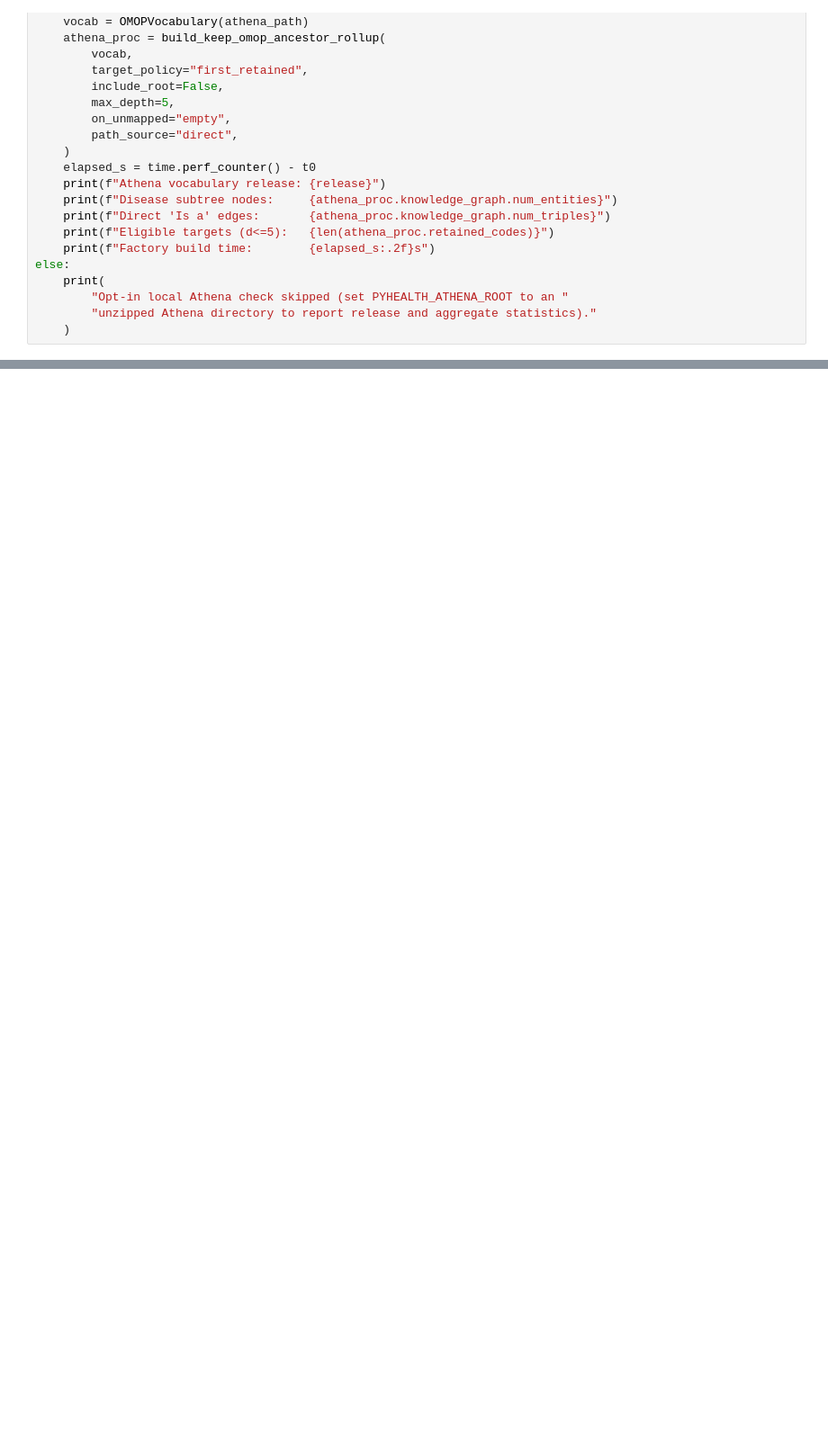
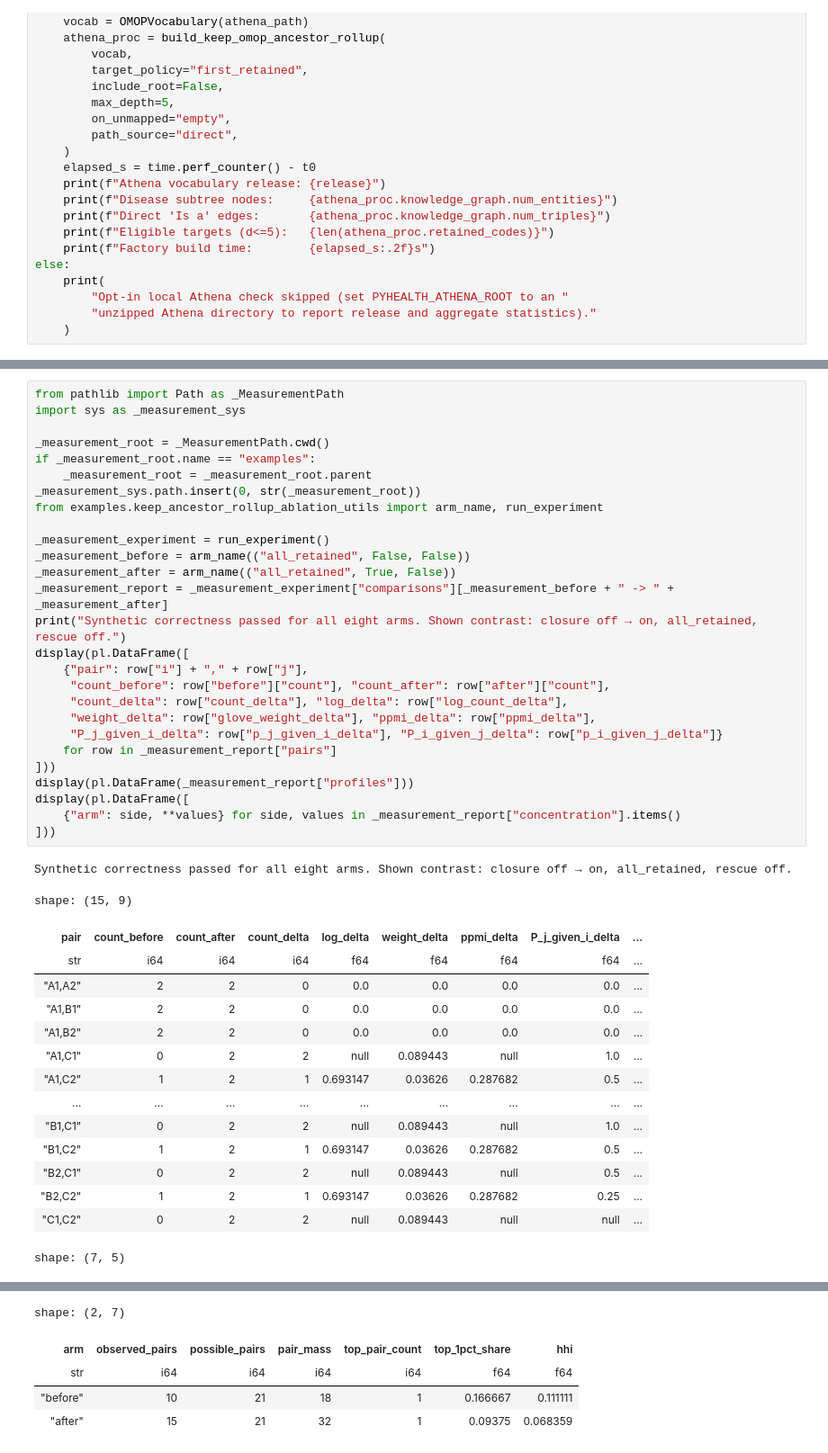
Before and after one commit to lee-leonardo/PyHealth, a Jupyter notebook: examples/keep_ancestor_rollup_ablation.ipynb, the cells around one changed output, grey strips where cells are left out. Shown at 90% size. Drawn from its saved outputs; the diff is of its cells as text; blank space fills up the shorter version.

Commit message:
Add expanded KEEP relationship ablation notebook

```diff
--- a/examples/keep_ancestor_rollup_ablation.ipynb
+++ b/examples/keep_ancestor_rollup_ablation.ipynb
@@ -416,0 +434,44 @@ else:
+# %%
+from pathlib import Path as _MeasurementPath
+import sys as _measurement_sys
+
+_measurement_root = _MeasurementPath.cwd()
+if _measurement_root.name == "examples":
+    _measurement_root = _measurement_root.parent
+_measurement_sys.path.insert(0, str(_measurement_root))
+from examples.keep_ancestor_rollup_ablation_utils import arm_name, run_experiment
+
+_measurement_experiment = run_experiment()
+_measurement_before = arm_name(("all_retained", False, False))
+_measurement_after = arm_name(("all_retained", True, False))
+_measurement_report = _measurement_experiment["comparisons"][_measurement_before + " -> " + _measurement_after]
+print("Synthetic correctness passed for all eight arms. Shown contrast: closure off → on, all_retained, rescue off.")
+display(pl.DataFrame([
+    {"pair": row["i"] + "," + row["j"],
+     "count_before": row["before"]["count"], "count_after": row["after"]["count"],
+     "count_delta": row["count_delta"], "log_delta": row["log_count_delta"],
+     "weight_delta": row["glove_weight_delta"], "ppmi_delta": row["ppmi_delta"],
+     "P_j_given_i_delta": row["p_j_given_i_delta"], "P_i_given_j_delta": row["p_i_given_j_delta"]}
+    for row in _measurement_report["pairs"]
+]))
+display(pl.DataFrame(_measurement_report["profiles"]))
+display(pl.DataFrame([
+    {"arm": side, **values} for side, values in _measurement_report["concentration"].items()
+]))
+# %% [output]
+Synthetic correctness passed for all eight arms. Shown contrast: closure off → on, all_retained, rescue off.
+shape: (15, 9)
+| pair | count_before | count_after | count_delta | log_delta | weight_delta | ppmi_delta | P_j_given_i_delta | ... |
+| str | i64 | i64 | i64 | f64 | f64 | f64 | f64 | ... |
+| "A1,A2" | 2 | 2 | 0 | 0.0 | 0.0 | 0.0 | 0.0 | ... |
+| "A1,B1" | 2 | 2 | 0 | 0.0 | 0.0 | 0.0 | 0.0 | ... |
+| "A1,B2" | 2 | 2 | 0 | 0.0 | 0.0 | 0.0 | 0.0 | ... |
+| "A1,C1" | 0 | 2 | 2 | null | 0.089443 | null | 1.0 | ... |
+| "A1,C2" | 1 | 2 | 1 | 0.693147 | 0.03626 | 0.287682 | 0.5 | ... |
+| … | … | … | … | … | … | … | … | ... |
+| "B1,C1" | 0 | 2 | 2 | null | 0.089443 | null | 1.0 | ... |
+| "B1,C2" | 1 | 2 | 1 | 0.693147 | 0.03626 | 0.287682 | 0.5 | ... |
+| "B2,C1" | 0 | 2 | 2 | null | 0.089443 | null | 0.5 | ... |
+| "B2,C2" | 1 | 2 | 1 | 0.693147 | 0.03626 | 0.287682 | 0.25 | ... |
+| "C1,C2" | 0 | 2 | 2 | null | 0.089443 | null | null | ... |
+shape: (7, 5)
@@ -416,0 +487,5 @@ else:
+shape: (2, 7)
+| arm | observed_pairs | possible_pairs | pair_mass | top_pair_count | top_1pct_share | hhi |
+| str | i64 | i64 | i64 | i64 | f64 | f64 |
+| "before" | 10 | 21 | 18 | 1 | 0.166667 | 0.111111 |
+| "after" | 15 | 21 | 32 | 1 | 0.09375 | 0.068359 |
```
Also changed, not shown: parts of 3 cells of this notebook, 3 other files.
